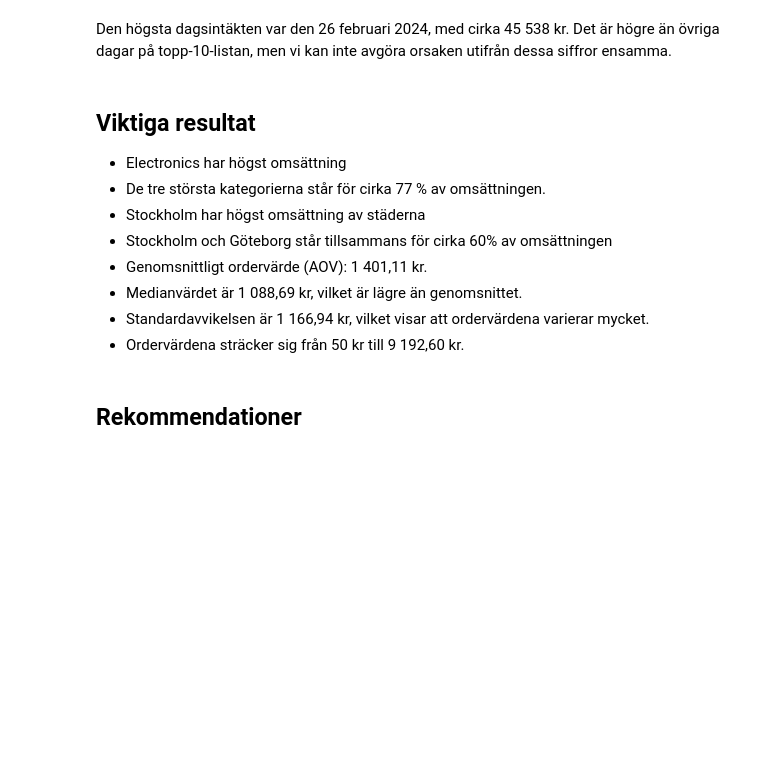
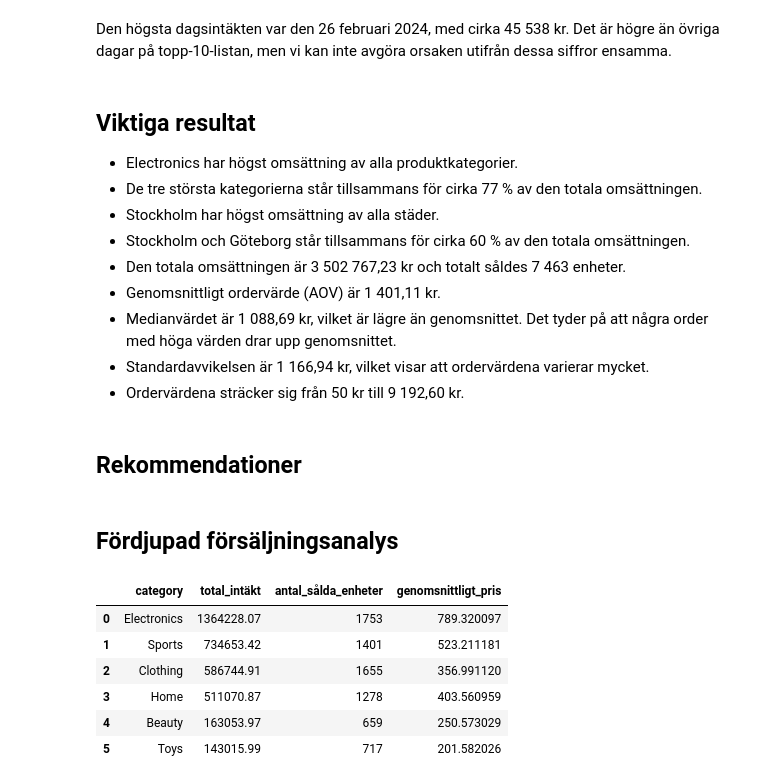
Before and after one commit to idaebeling/ecommerce-team2, a Jupyter notebook: reports/report.ipynb, the cells around one changed output. Saved outputs shown, nothing was run; the diff lists cells and outputs as text; code cells hidden in the pictures; blank space fills up the shorter version.

Commit message:
Lägg Fördjupad försäljningsanalys

```diff
--- a/reports/report.ipynb
+++ b/reports/report.ipynb
@@ -270,13 +281,37 @@ Den högsta dagsintäkten var den 26 februari 2024, med cirka 45 538 kr. Det
 # %% [markdown]
 ## Viktiga resultat
 
-- Electronics har högst omsättning
-- De tre största kategorierna står för cirka 77 % av omsättningen.
-- Stockholm har högst omsättning av städerna
-- Stockholm och Göteborg står tillsammans för cirka 60% av omsättningen
-- Genomsnittligt ordervärde (AOV): 1 401,11 kr.
-- Medianvärdet är 1 088,69 kr, vilket är lägre än genomsnittet.
+- Electronics har högst omsättning av alla produktkategorier.
+- De tre största kategorierna står tillsammans för cirka 77 % av den totala omsättningen.
+- Stockholm har högst omsättning av alla städer.
+- Stockholm och Göteborg står tillsammans för cirka 60 % av den totala omsättningen.
+- Den totala omsättningen är 3 502 767,23 kr och totalt såldes 7 463 enheter.
+- Genomsnittligt ordervärde (AOV) är 1 401,11 kr.
+- Medianvärdet är 1 088,69 kr, vilket är lägre än genomsnittet. Det tyder på att några order med höga värden drar upp genomsnittet.
 - Standardavvikelsen är 1 166,94 kr, vilket visar att ordervärdena varierar mycket.
 - Ordervärdena sträcker sig från 50 kr till 9 192,60 kr.
 # %% [markdown]
 ## Rekommendationer
+# %% [markdown]
+## Fördjupad försäljningsanalys
+# %%
+kategori_analys = df.groupby("category").agg(
+    total_intäkt=("revenue", "sum"),
+    antal_sålda_enheter=("units", "sum"),
+    genomsnittligt_pris=("price", "mean")
+).reset_index()
+
+kategori_analys = kategori_analys.sort_values(
+    by="total_intäkt",
+    ascending=False
+).reset_index(drop=True)
+
+display(kategori_analys)
+# %% [output]
+|  | category | total_intäkt | antal_sålda_enheter | genomsnittligt_pris |
+| 0 | Electronics | 1364228.07 | 1753 | 789.320097 |
+| 1 | Sports | 734653.42 | 1401 | 523.211181 |
+| 2 | Clothing | 586744.91 | 1655 | 356.991120 |
+| 3 | Home | 511070.87 | 1278 | 403.560959 |
+| 4 | Beauty | 163053.97 | 659 | 250.573029 |
+| 5 | Toys | 143015.99 | 717 | 201.582026 |
```
Also changed, not shown: parts of 8 cells of this notebook.
